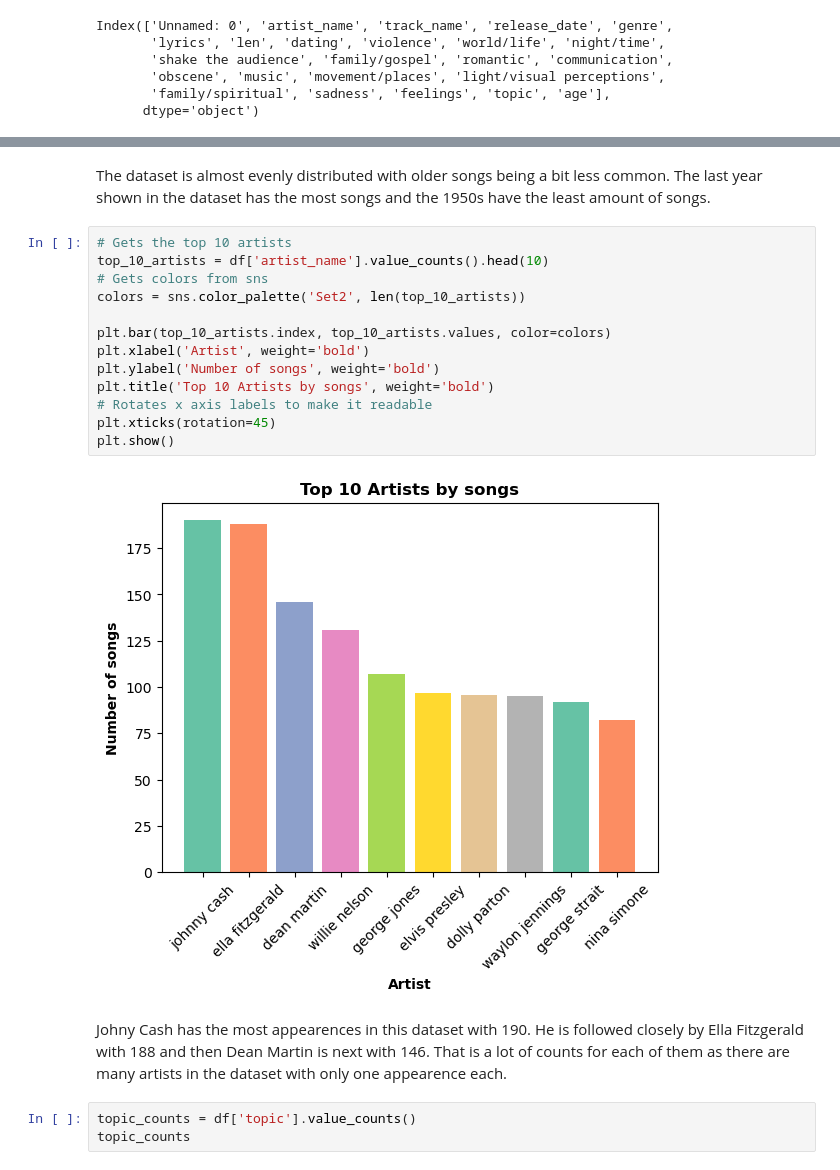
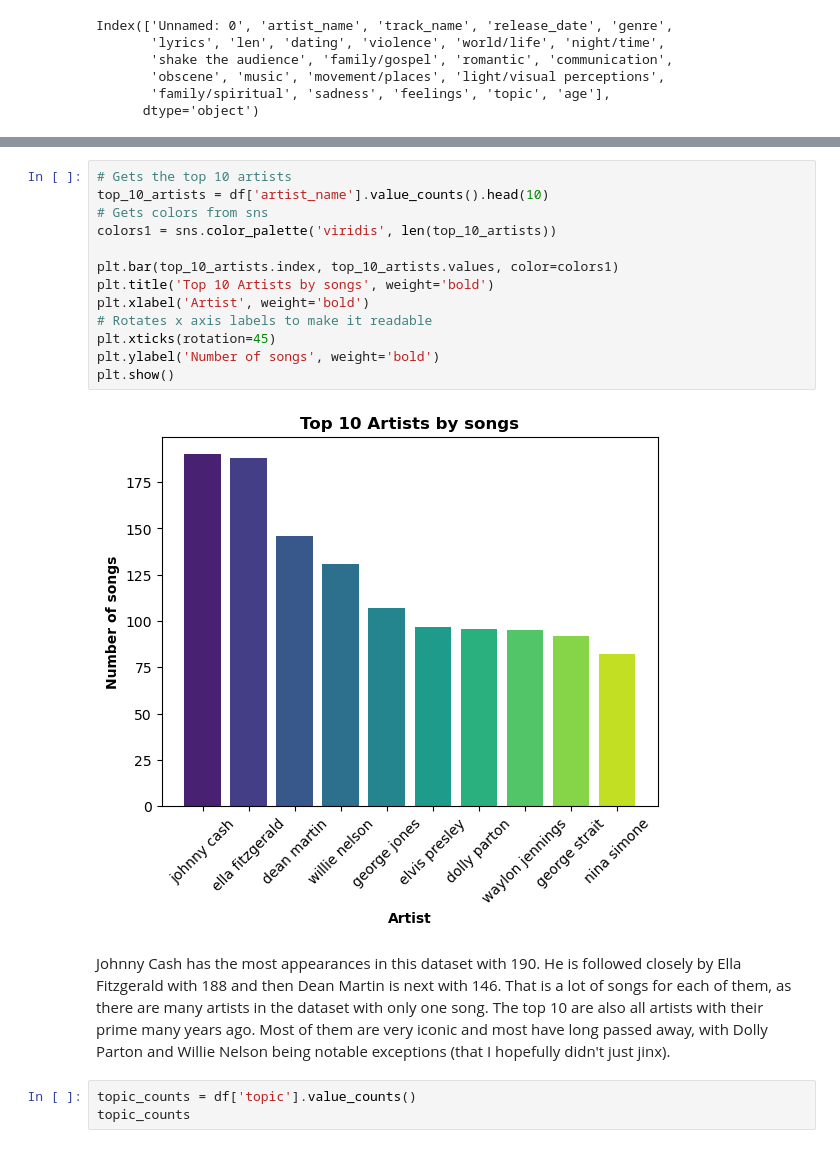
Before and after one commit to dq93/Playlist_Predictor, a Jupyter notebook: notebooks/EDA.ipynb, the cells around one changed output, grey strips where cells are left out. Cells and saved outputs as stored; diff of their text form.

Commit message:
Updating visualizations to EDA file

```diff
--- a/notebooks/EDA.ipynb
+++ b/notebooks/EDA.ipynb
@@ -128,22 +115,20 @@ plt.show()
-# %% [markdown]
-The dataset is almost evenly distributed with older songs being a bit less common. The last year shown in the dataset has the most songs and the 1950s have the least amount of songs.
 # %%
 # Gets the top 10 artists
 top_10_artists = df['artist_name'].value_counts().head(10)
 # Gets colors from sns
-colors = sns.color_palette('Set2', len(top_10_artists))
+colors1 = sns.color_palette('viridis', len(top_10_artists))
 
-plt.bar(top_10_artists.index, top_10_artists.values, color=colors)
+plt.bar(top_10_artists.index, top_10_artists.values, color=colors1)
+plt.title('Top 10 Artists by songs', weight='bold')
 plt.xlabel('Artist', weight='bold')
-plt.ylabel('Number of songs', weight='bold')
-plt.title('Top 10 Artists by songs', weight='bold')
 # Rotates x axis labels to make it readable
 plt.xticks(rotation=45)
+plt.ylabel('Number of songs', weight='bold')
 plt.show()
 # %% [output]
-[figure, old version]
+[figure, new version]
 # %% [markdown]
-Johny Cash has the most appearences in this dataset with 190. He is followed closely by Ella Fitzgerald with 188 and then Dean Martin is next with 146. That is a lot of counts for each of them as there are many artists in the dataset with only one appearence each.
+Johnny Cash has the most appearances in this dataset with 190. He is followed closely by Ella Fitzgerald with 188 and then Dean Martin is next with 146. That is a lot of songs for each of them, as there are many artists in the dataset with only one song. The top 10 are also all artists with their prime many years ago. Most of them are very iconic and most have long passed away, with Dolly Parton and Willie Nelson being notable exceptions (that I hopefully didn't just jinx).
 # %%
 topic_counts = df['topic'].value_counts()
 topic_counts
```
Also changed, not shown: parts of 36 cells of this notebook.
